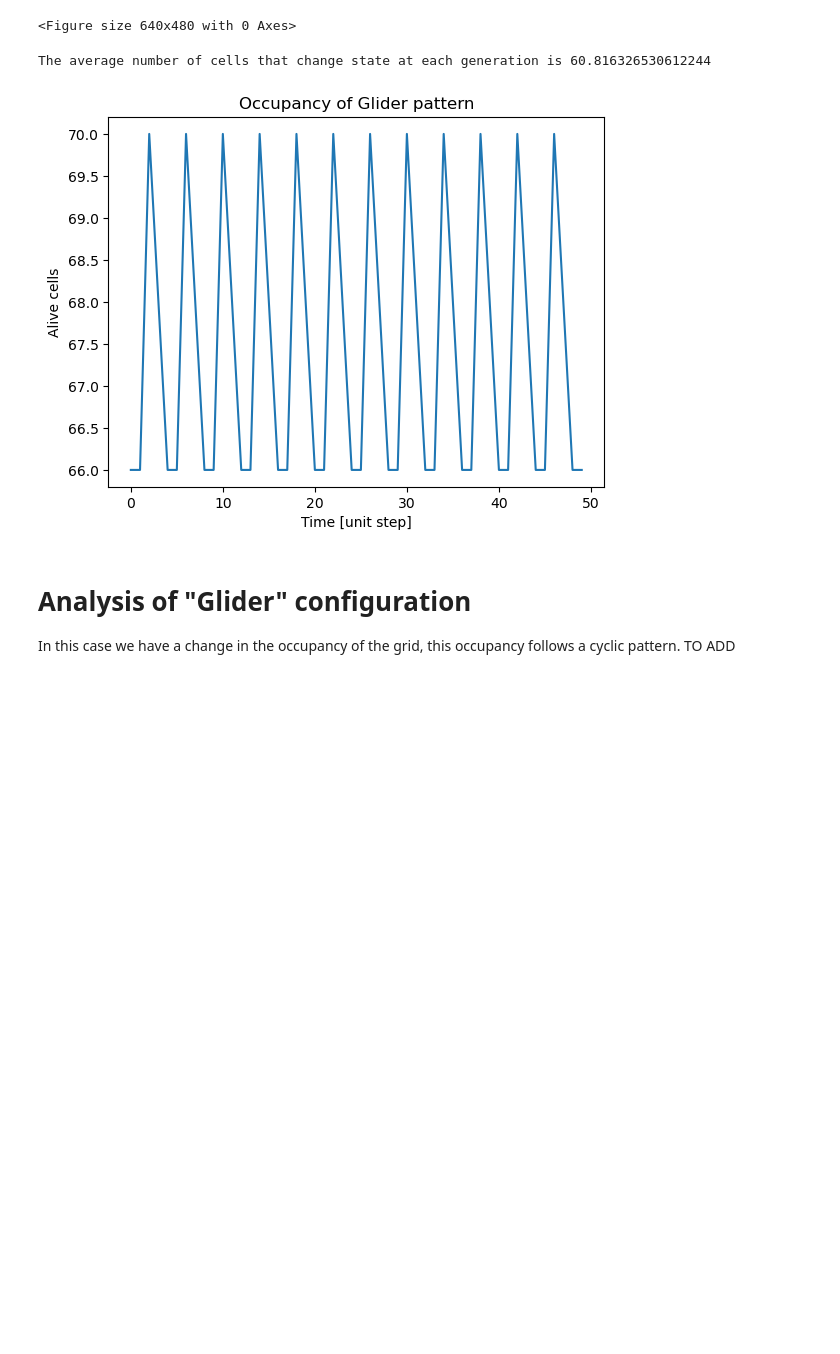
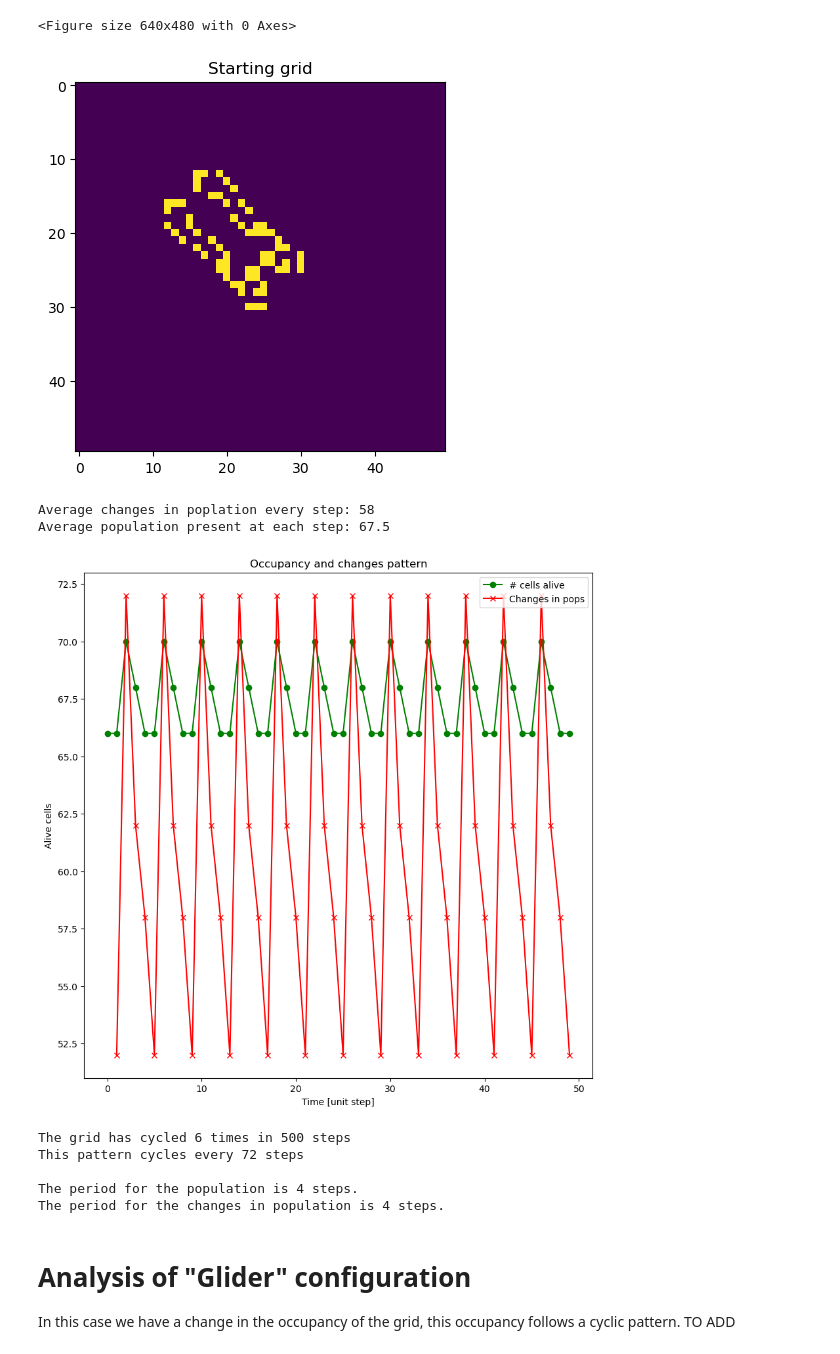
Before and after one commit to ciminoV/SCWP23Project_Group2, a Jupyter notebook: Project.ipynb, the cells around one changed output. Saved outputs shown, nothing was run; the diff lists cells and outputs as text; code cells hidden in the pictures; blank space fills up the shorter version.

```diff
--- a/Project.ipynb
+++ b/Project.ipynb
@@ -257,15 +322,27 @@ Image(url=gif_name)
 [interactive output not drawn]
 <Figure size 640x480 with 0 Axes>
 # %%
+'''
 fig, ax = plt.subplots()
 ax.plot(range(n_steps), glider_occupancy)
 ax.set_xlabel("Time [unit step]")
 ax.set_ylabel('Alive cells')
 plt.title('Occupancy of Glider pattern')
+plt.show()
 print('The average number of cells that change state at each generation is', glider_heat[0])
+'''
+
+examine(glider_pattern)
 # %% [output]
+[figure, new version]
-The average number of cells that change state at each generation is 60.816326530612244
+Average changes in poplation every step: 58
+Average population present at each step: 67.5
-[figure, old version]
+[figure, added]
+The grid has cycled 6 times in 500 steps
+This pattern cycles every 72 steps
+
+The period for the population is 4 steps.
+The period for the changes in population is 4 steps.
 # %% [markdown]
 # Analysis of "Glider" configuration
 In this case we have a change in the occupancy of the grid, this occupancy follows a cyclic pattern.
```
Also changed, not shown: parts of 4 cells of this notebook.
